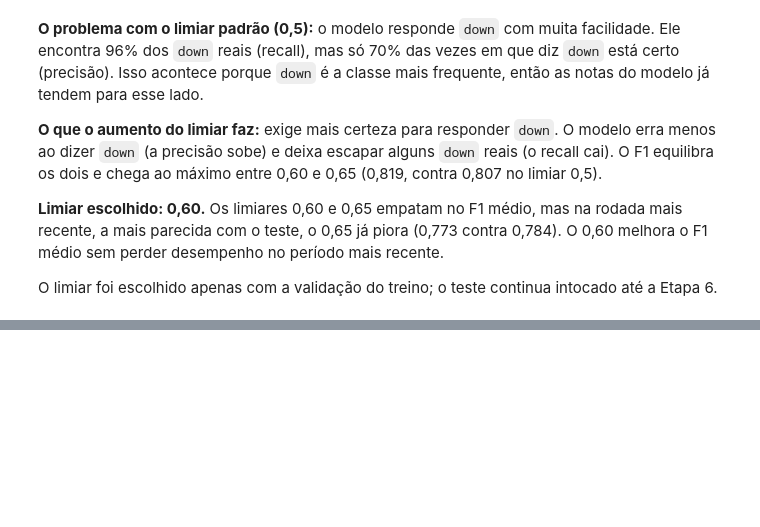
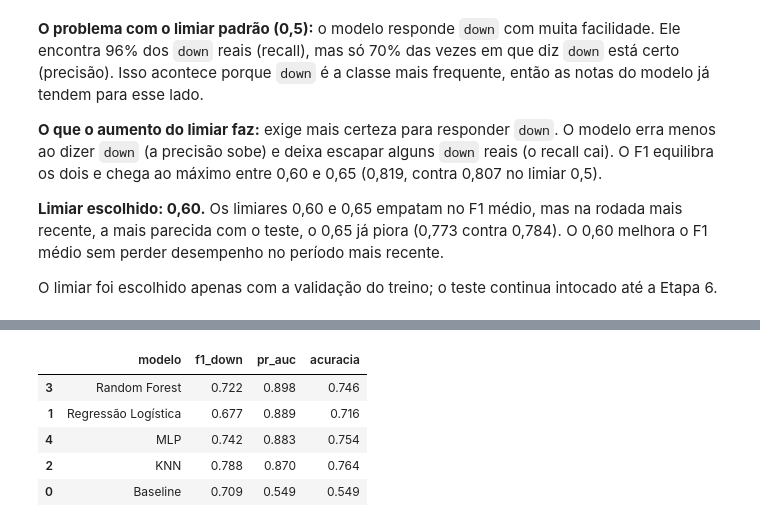
Before and after one commit to eshernandes/aprendizado-maquina-electricity, a Jupyter notebook: notebooks/electricity.ipynb, the cells around one changed output, grey strips where cells are left out. Drawn from its saved outputs; the diff is of its cells as text; code cells hidden in the pictures; blank space fills up the shorter version.

```diff
--- a/notebooks/electricity.ipynb
+++ b/notebooks/electricity.ipynb
@@ -953,0 +963,28 @@ limiar_escolhido = 0.60
+# %%
+from sklearn.metrics import accuracy_score
+
+modelos_finais = {"Baseline": modelos["Baseline"], **modelos_ajustados}
+
+resultados_teste = []
+
+for nome, modelo in modelos_finais.items():
+    modelo.fit(X_train, y_train)
+    nota_down = modelo.predict_proba(X_test)[:, 1]
+    previsao = modelo.predict(X_test)
+
+    resultados_teste.append({
+        "modelo": nome,
+        "f1_down": f1_score(y_test, previsao),
+        "pr_auc": average_precision_score(y_test, nota_down),
+        "acuracia": accuracy_score(y_test, previsao),
+    })
+
+df_teste = pd.DataFrame(resultados_teste).sort_values("pr_auc", ascending=False).round(3)
+df_teste
+# %% [output]
+|  | modelo | f1_down | pr_auc | acuracia |
+| 3 | Random Forest | 0.722 | 0.898 | 0.746 |
+| 1 | Regressão Logística | 0.677 | 0.889 | 0.716 |
+| 4 | MLP | 0.742 | 0.883 | 0.754 |
+| 2 | KNN | 0.788 | 0.870 | 0.764 |
+| 0 | Baseline | 0.709 | 0.549 | 0.549 |
```
Also changed, not shown: parts of 6 cells of this notebook.
